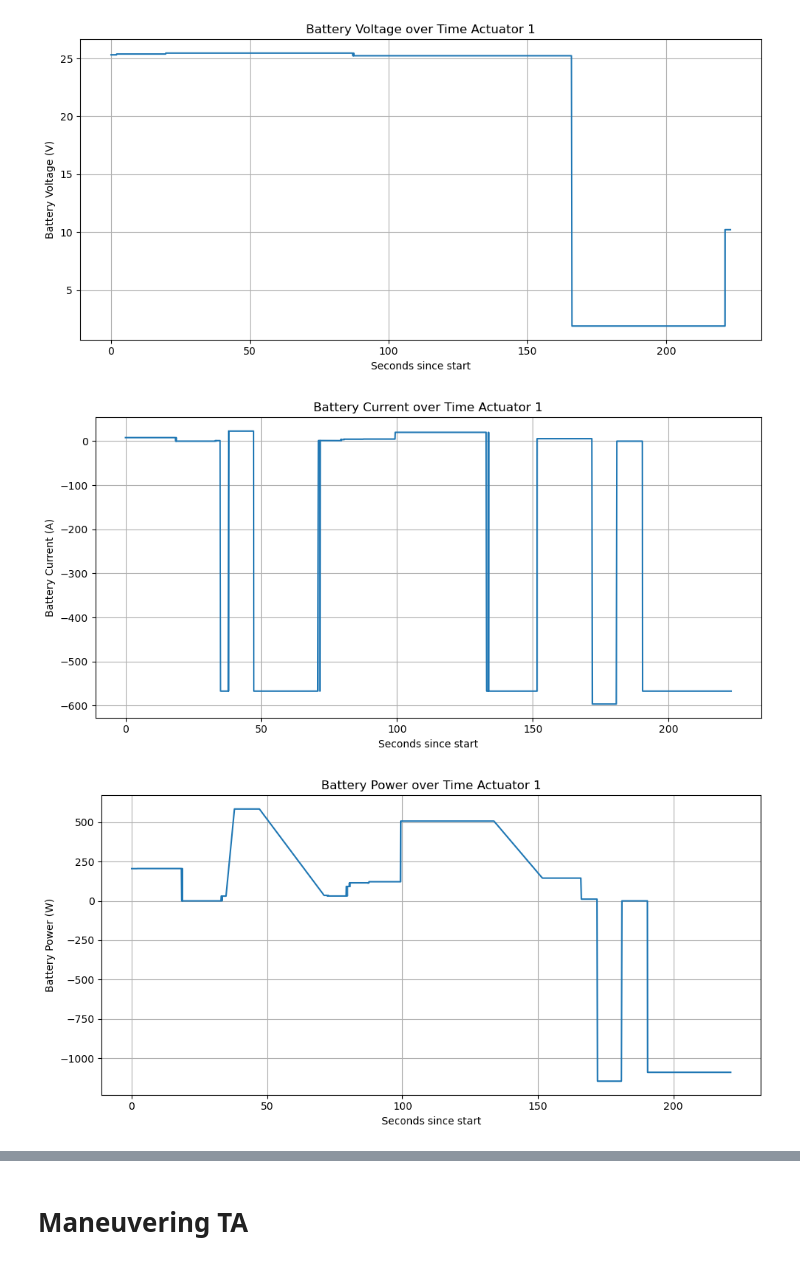
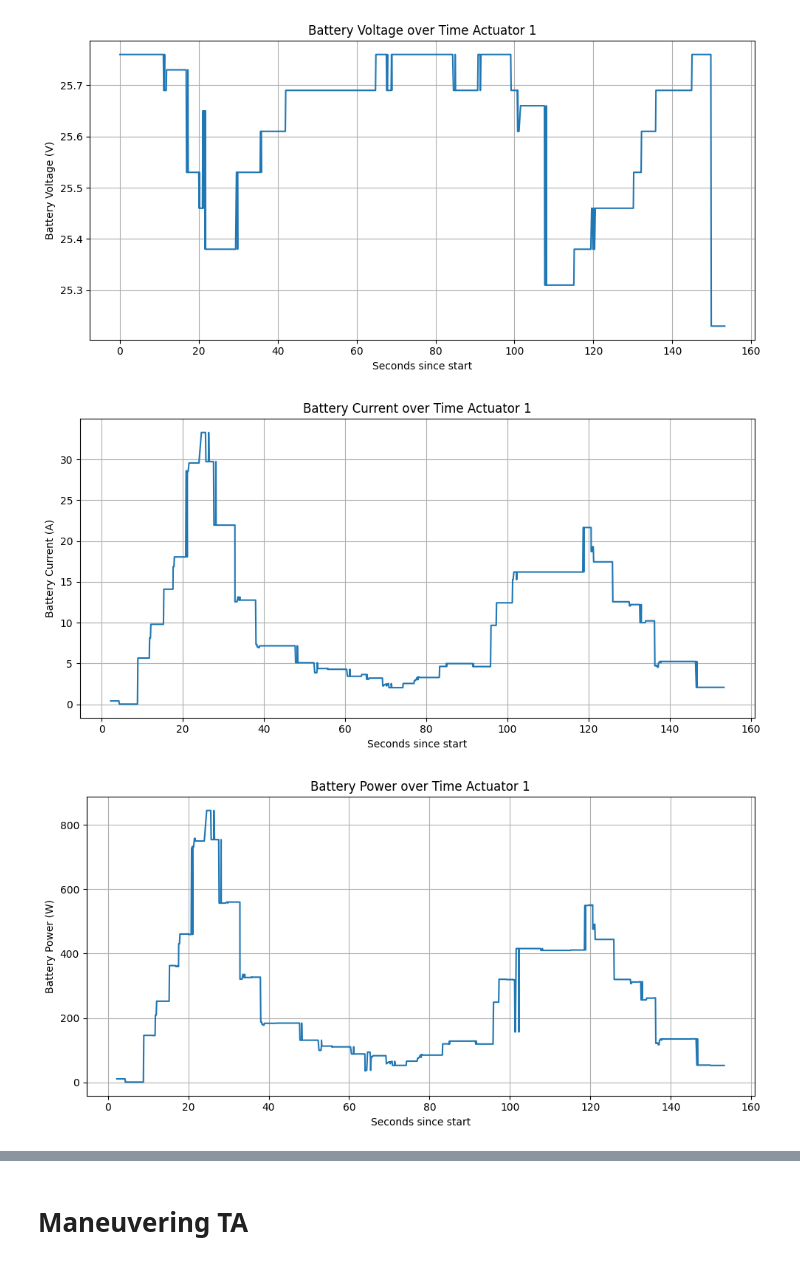
Before and after one commit to Andeshog/milliampere_data, a Jupyter notebook: thruster_analysis.ipynb, the cells around one changed output, grey strips where cells are left out. Cells and saved outputs as stored; diff of their text form; code cells hidden in the pictures.

Commit message:
feat: make report ready plots and provide load profile

```diff
--- a/thruster_analysis.ipynb
+++ b/thruster_analysis.ipynb
@@ -5,5 +85,6 @@ import matplotlib.pyplot as plt
 # %%
-df = pd.read_csv('test3/test3/actuators/actuator_1/thruster/motor_state.csv')
+# df = pd.read_csv('test3/test3/actuators/actuator_1/thruster/motor_state.csv')
+df = pd.read_csv('test-28may/maneuvering_power/maneuvering_power/actuators/actuator_3/thruster/motor_state.csv')
 
 df['time'] = pd.to_datetime(df['time'])
 df = df.sort_values('time').reset_index(drop=True)
@@ -64,33 +145,33 @@ plt.grid()
 plt.tight_layout()
 plt.show()
 
 # Plot Motor Speed over time
 plt.figure(figsize=(10, 5))
 plt.plot(df['seconds'].to_numpy(), df['motor_speed'].to_numpy())
 plt.xlabel('Seconds since start')
 plt.ylabel('Motor Speed (RPM)')
 plt.title('Motor Speed over Time Actuator 1')
 plt.grid()
 plt.tight_layout()
 plt.show()
 
 az_df = pd.read_csv('test1/test1/actuators/actuator_1/azimuth_angle.csv')
 
 az_df['time'] = pd.to_datetime(az_df['time'])
 az_df = az_df.sort_values('time').reset_index(drop=True)
 start_time = az_df['time'].iloc[0]
 az_df['seconds'] = (az_df['time'] - start_time).dt.total_seconds()
 
 # Plot Azimuth Angle over time
 plt.figure(figsize=(10, 5))
 plt.plot(az_df['seconds'].to_numpy(), az_df['data'].to_numpy())
 plt.xlabel('Seconds since start')
 plt.ylabel('Azimuth Angle (°)')
 plt.title('Azimuth Angle over Time Actuator 1')
 plt.grid()
 plt.tight_layout()
 plt.show()
 # %% [output]
-[figure, old version]
+[figure, new version]
-[figure, old version]
+[figure, new version]
-[figure, old version]
+[figure, new version]
```
Also changed, not shown: parts of 3 cells of this notebook, 1 other file.
